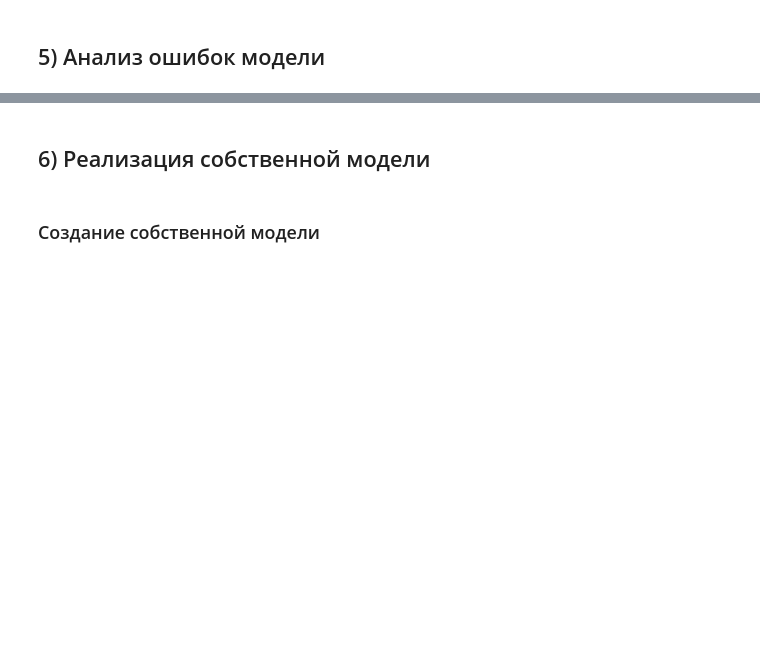
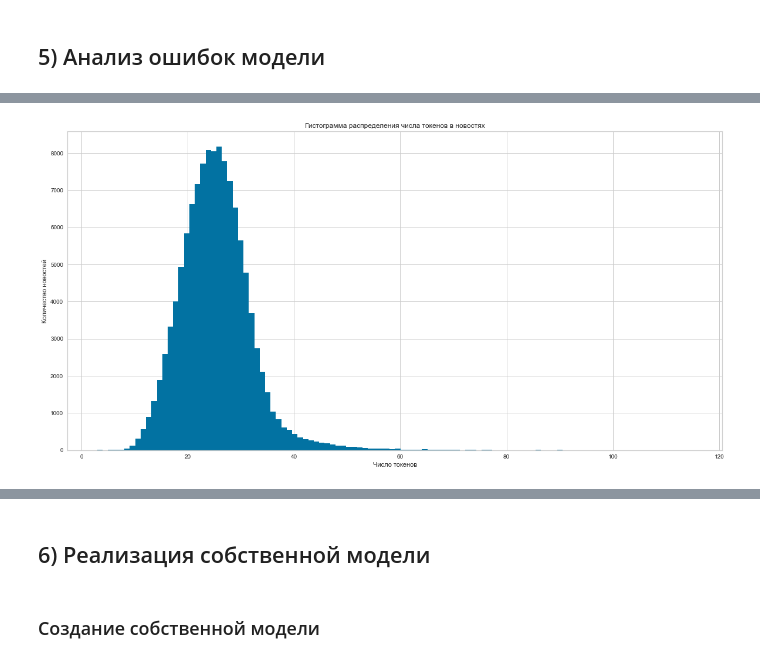
Before and after one commit to DenisKabanov/machine_learning, a Jupyter notebook: lab2/task2.ipynb, the cells around one changed output, grey strips where cells are left out. Drawn from its saved outputs; the diff is of its cells as text; code cells hidden in the pictures; blank space fills up the shorter version.

```diff
--- a/lab2/task2.ipynb
+++ b/lab2/task2.ipynb
@@ -862,0 +926,4 @@ plt.show() # вывод графика
+# %%
+with open(f"data/normalized/data_train_all_lem.pkl", 'rb') as f: # чтение файла
+    data_train = pickle.load(f) # загрузка получившихся векторов
+data_train
@@ -862,0 +944,10 @@ plt.show() # вывод графика
+# %%
+plt.figure(figsize=(20, 10)) # размер фигуры
+plt.hist([len(tokens) for tokens in data_train["Tokens"]], bins=110) # построение гистограммы числа токенов у новостей
+plt.title("Гистограмма распределения числа токенов в новостях") # название графика
+plt.xlabel('Число токенов') # подпись по оси x
+plt.ylabel('Количество новостей') # подпись по оси y
+plt.grid(True) # добавление сетки на график
+plt.show() # вывод графика
+# %% [output]
+[figure, added]
```
Also changed, not shown: parts of 80 cells of this notebook, 10 other files.
